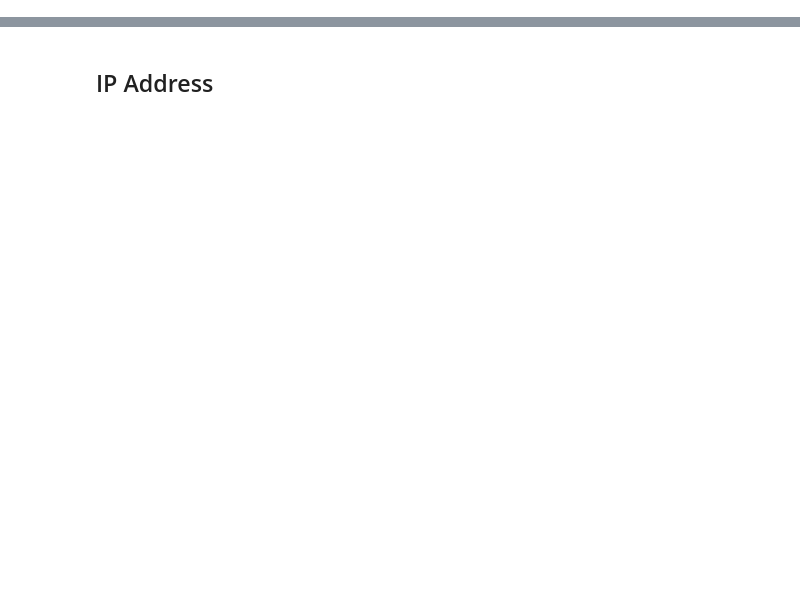
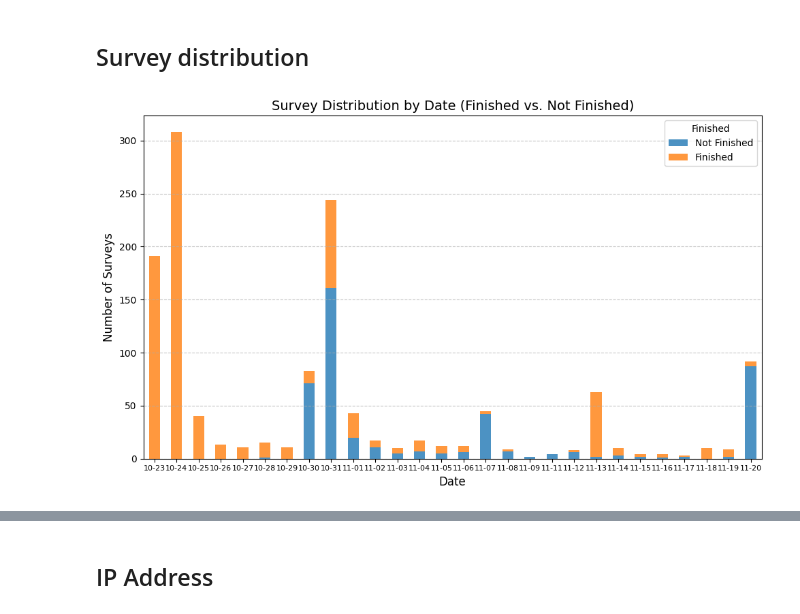
Before and after one commit to krystalgong/PPD_analysis, a Jupyter notebook: PPD_analysis-103124-kg.ipynb, the cells around one changed output, grey strips where cells are left out. Drawn from its saved outputs; the diff is of its cells as text; code cells hidden in the pictures; blank space fills up the shorter version.

```diff
--- a/PPD_analysis-103124-kg.ipynb
+++ b/PPD_analysis-103124-kg.ipynb
@@ -29,0 +38,34 @@ df
+# %% [markdown]
+## Survey distribution
+# %%
+# Count the number of surveys by date and Finished status
+date_finished_distribution = df.groupby(['Date', 'Finished']).size().unstack(fill_value=0)
+
+# Plot the stacked bar chart
+date_finished_distribution.plot(
+    kind='bar',
+    stacked=True,
+    figsize=(10, 6),
+    color=['#1f77b4', '#ff7f0e'],
+    alpha=0.8
+)
+plt.title("Survey Distribution by Date (Finished vs. Not Finished)", fontsize=14)
+plt.xlabel("Date", fontsize=12)
+plt.ylabel("Number of Surveys", fontsize=12)
+
+# Format x-ticks to show only month and day
+plt.xticks(ticks=range(len(date_finished_distribution.index)),
+           labels=[date.strftime('%m-%d') for date in date_finished_distribution.index],
+           rotation=0, fontsize=8)
+plt.grid(axis='y', linestyle='--', alpha=0.7)
+
+plt.legend(title="Finished", labels=["Not Finished", "Finished"], fontsize=10)
+plt.tight_layout()
+# plt.show()
+
+plt.savefig("plots/survey_distribution.png", dpi=300)
+plt.show()
+
+# markdown_content += f"![Survey Distribution by Data](/plots/survey_distribution.png)\n\n"
+# %% [output]
+[figure, added]
```
Also changed, not shown: parts of 30 cells of this notebook.
